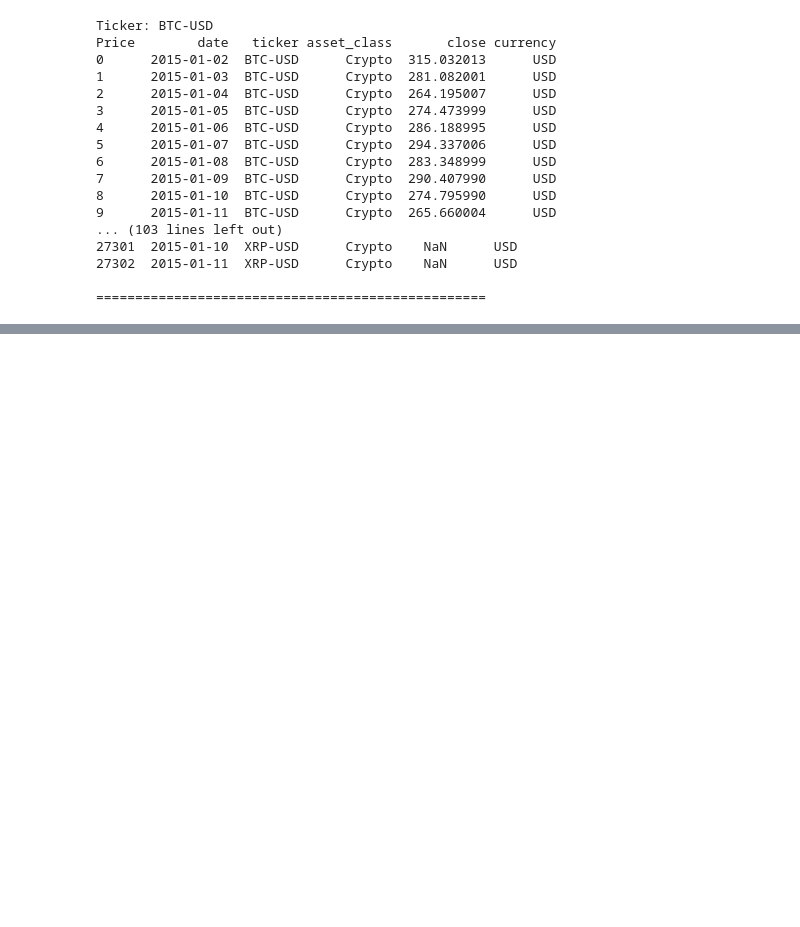
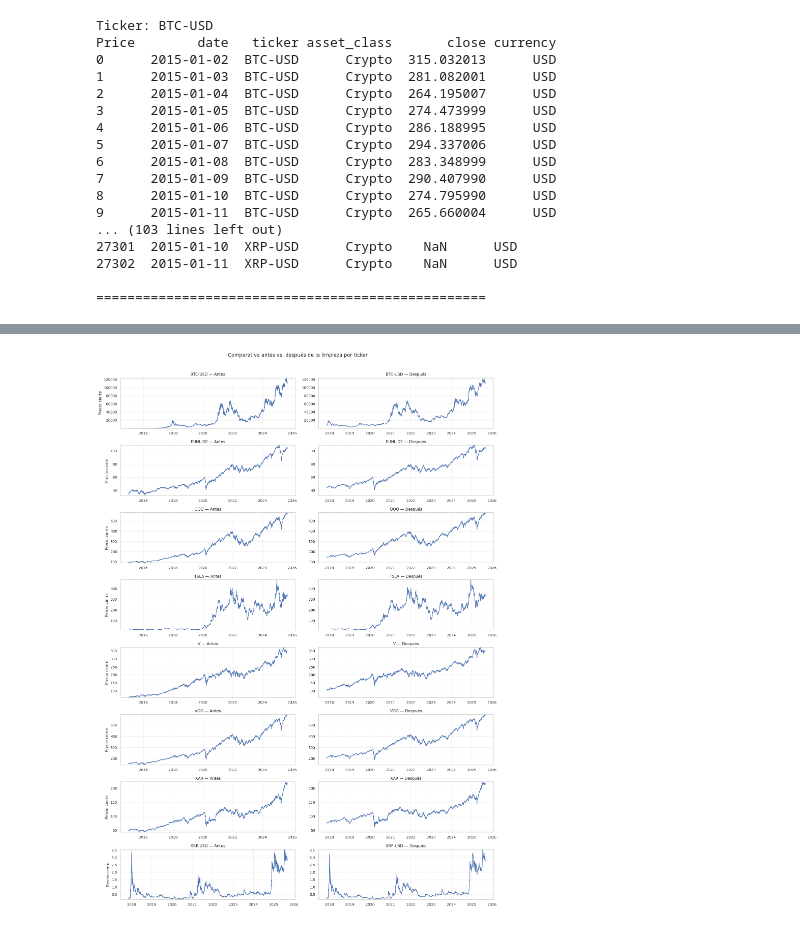
Before and after one commit to DidierAgamez/EduFinance_Simulator, a Jupyter notebook: Proyecto_MR_EDUFinance.ipynb, the cells around one changed output, grey strips where cells are left out. Saved outputs shown, nothing was run; the diff lists cells and outputs as text; code cells hidden in the pictures; blank space fills up the shorter version.

Commit message:
"Refactor: Add comparison functions and cleanup markdown"

```diff
--- a/Proyecto_MR_EDUFinance.ipynb
+++ b/Proyecto_MR_EDUFinance.ipynb
@@ -728,36 +1068,2 @@ def reindex_all_to_business(df: pd.DataFrame, business_index) -> pd.DataFrame:
 
     return tidy[["date", "ticker", "asset_class", "close", "currency"]]
-# %%
-"""
-Paso E ─ Eliminar días con valores nulos en cualquier ticker
-- Deja únicamente las fechas donde TODOS los tickers tienen dato válido.
-- Resultado: series completamente sincronizadas y comparables.
-
-Salida:
-- df_clean (tidy)
-"""
-def drop_days_with_any_nan(df: pd.DataFrame) -> pd.DataFrame:
-    tmp = df.copy()
-    tmp["date"] = pd.to_datetime(tmp["date"]).dt.date
-
-    wide = tmp.pivot(index="date", columns="ticker", values="close")
-    wide_clean = wide.dropna()  # elimina días con al menos 1 NaN
-
-    tidy = (
-        wide_clean.reset_index()
-                  .melt(id_vars="date", var_name="ticker", value_name="close")
-                  .sort_values(["ticker", "date"])
-                  .reset_index(drop=True)
-    )
-
-    # Reinyectar asset_class y currency desde df original
-    meta = (
-        df.dropna(subset=["ticker"])
-          .groupby("ticker", as_index=False)
-          .agg(asset_class=("asset_class", "first"),
-               currency=("currency", "first"))
-          .set_index("ticker")
-    )
-    tidy["asset_class"] = tidy["ticker"].map(meta["asset_class"])
-    tidy["currency"] = tidy["ticker"].map(meta["currency"])
-    return tidy[["date", "ticker", "asset_class", "close", "currency"]]
@@ -864,8 +1069,0 @@ display(checks)
-# %%
-"""
-Agrupación en base al ticker (para visualización)
-"""
-for ticker, group in market_df_clean.groupby('ticker'):
-    print(f"Ticker: {ticker}")
-    print(group.head(10))
-    print("\n" + "="*50 + "\n") # Separador para una mejor visualización
@@ -999,0 +1632,5 @@ plt.show()
+# %%
+"""Comparativa de graficas por ticker"""
+plot_before_after_timeseries(market_df, market_df_clean)
+# %% [output]
+[figure, added]
```
Also changed, not shown: parts of 48 cells of this notebook.
